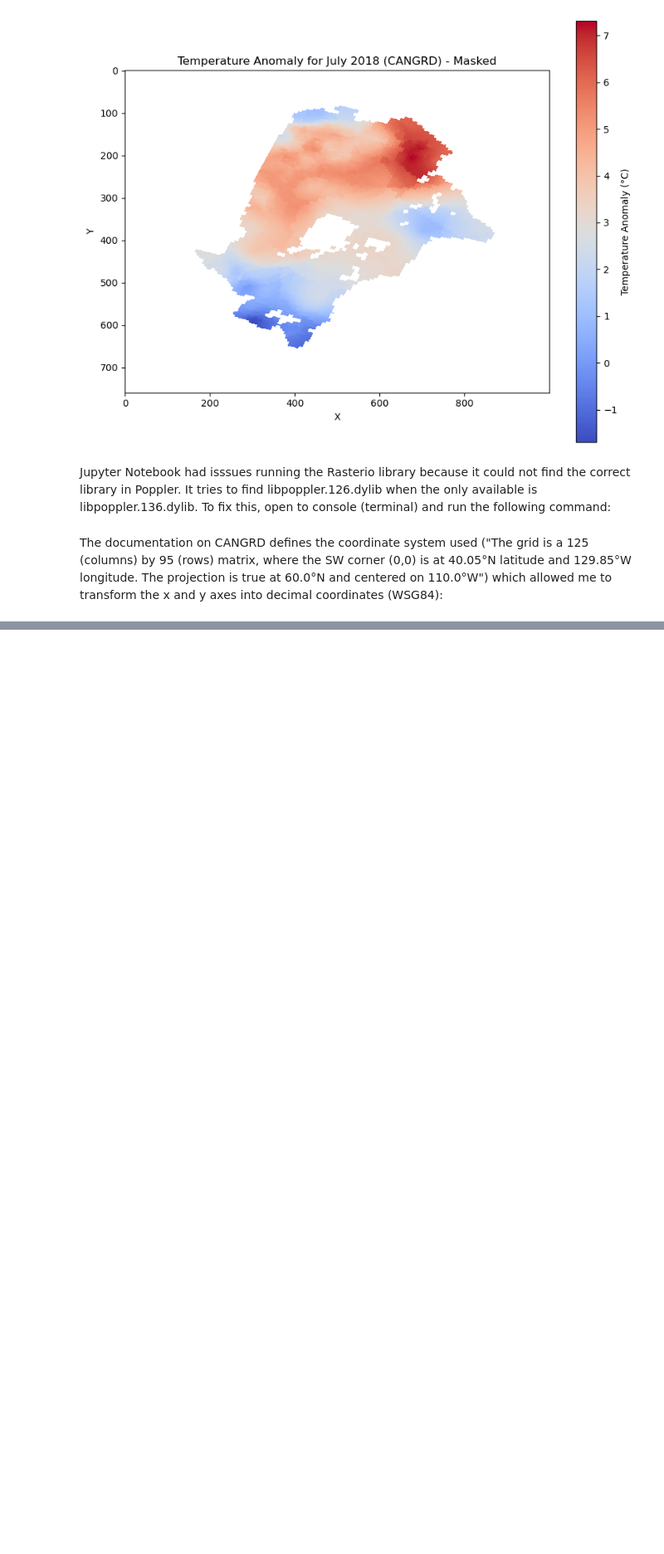
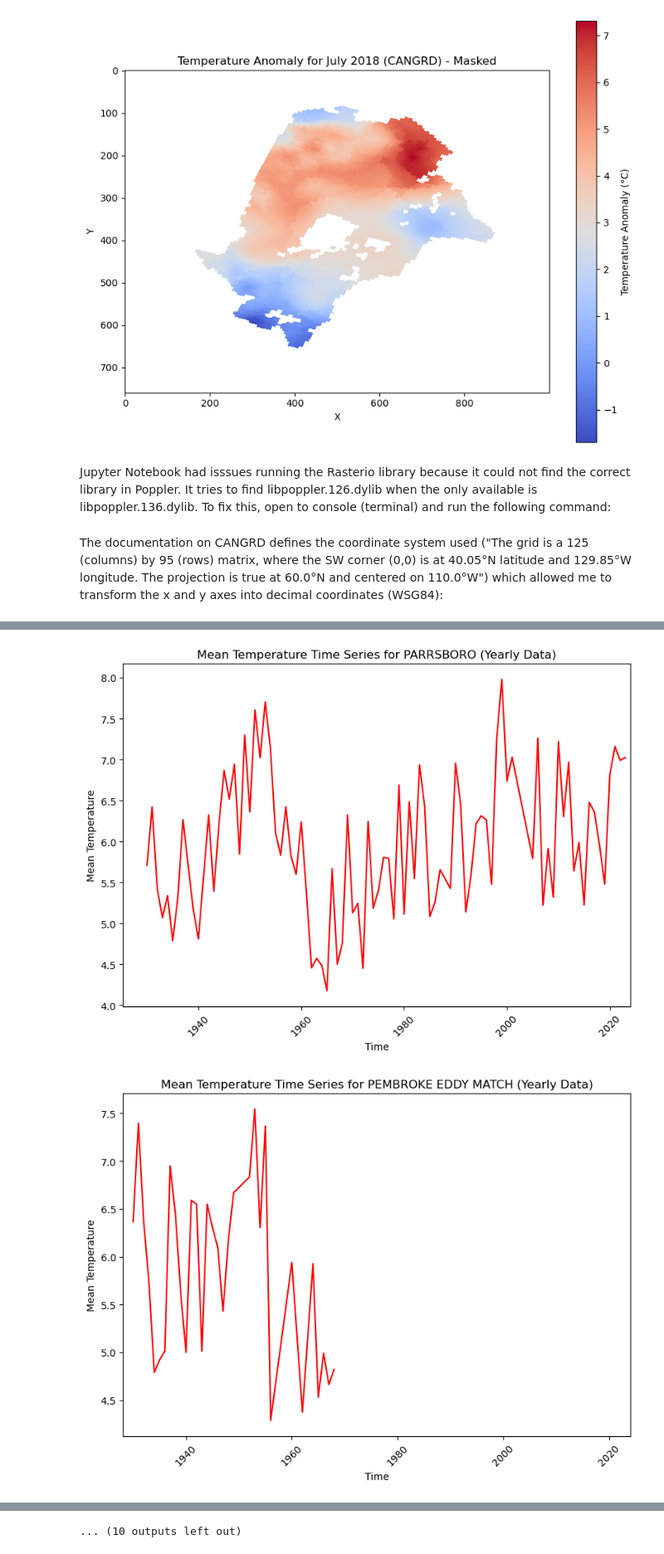
Before and after one commit to mazx7/MSc, a Jupyter notebook: Visualising CANGRD Data for Canadian Climate Variables.ipynb, the cells around one changed output, grey strips where cells are left out. Shown at 83% size. Cells and saved outputs as stored; diff of their text form; code cells hidden in the pictures; blank space fills up the shorter version.

```diff
--- a/Visualising CANGRD Data for Canadian Climate Variables.ipynb
+++ b/Visualising CANGRD Data for Canadian Climate Variables.ipynb
@@ -156,0 +513,12 @@ Name: station's name, dtype: object
+# %%
+import pandas as pd
+
+data = pd.read_csv('CanadianStationAverages.csv')#loading combined averages
+
+for year in data['year'].unique():#iterating through each year in the data
+    yearly_data = data[data['year'] == year]#filer data for each year
+
+    filename = f'CANADA_AVERAGES_{year}.csv'#save to single csv file for individual year
+    yearly_data.to_csv(filename, index=False)
+
+    print(f"File saved: {filename}")
@@ -156,0 +543,60 @@ Name: station's name, dtype: object
+# %%
+import pandas as pd
+import matplotlib.pyplot as plt
+
+def plot_station_time_series(station_name, variable, data_type='yearly'):
+    data = pd.read_csv('CanadianStationAverages_Cleaned.csv')
+
+    data = data[(data['STATION_NAME'] == station_name) & (data['average_type'] == data_type)]#filter data for sation name and the value
+
+    if variable not in data.columns:#check if variable is in dataset
+        print(f"Error: '{variable}' is not a column in the dataset.")
+        return
+
+    if data_type == 'yearly':#setting time axis based on data type
+        data = data.sort_values(by='year')
+        time_axis = data['year']
+    elif data_type == 'monthly':
+        data = data.sort_values(by=['year', 'month'])
+        time_axis = pd.to_datetime(data[['year', 'month']].assign(day=1))
+    else:
+        print("Error: data_type must be either 'yearly' or 'monthly'")
+        return
+
+    plt.figure(figsize=(8, 6))#plotting
+    plt.plot(time_axis, data[variable], linestyle='-', color='red')
+    plt.xlabel('Time')
+    plt.ylabel(variable.replace('_', ' ').title())
+    plt.title(f"{variable.replace('_', ' ').title()} Time Series for {station_name} ({data_type.capitalize()} Data)")
+    plt.grid(False)
+    plt.xticks(rotation=45)
+    plt.xlim(None, 2024)
+    plt.tight_layout()
+    plt.show()
+
+
+plot_station_time_series("PARRSBORO", "MEAN_TEMPERATURE", data_type='yearly')
+plot_station_time_series("PEMBROKE EDDY MATCH", "MEAN_TEMPERATURE", data_type='yearly')
+plot_station_time_series("BARRAGE ANGLIERS", "MEAN_TEMPERATURE", data_type='yearly')
+plot_station_time_series("DIGBY", "MEAN_TEMPERATURE", data_type='yearly')
+plot_station_time_series("BRAMPTON", "MEAN_TEMPERATURE", data_type='yearly')
+plot_station_time_series("BEAVERBANK", "MEAN_TEMPERATURE", data_type='yearly')
+plot_station_time_series("OTTAWA CDA", "MEAN_TEMPERATURE", data_type='yearly')
+plot_station_time_series("ANNAPOLIS ROYAL", "MEAN_TEMPERATURE", data_type='yearly')
+plot_station_time_series("CAP CHAT", "MEAN_TEMPERATURE", data_type='yearly')
+plot_station_time_series("GRAND MANAN", "MEAN_TEMPERATURE", data_type='yearly')
+plot_station_time_series("LA MALBAIE", "MEAN_TEMPERATURE", data_type='yearly')
+plot_station_time_series("CORNER BROOK", "MEAN_TEMPERATURE", data_type='yearly')
+plot_station_time_series("GASPE", "MEAN_TEMPERATURE", data_type='yearly')
+plot_station_time_series("NAIN A", "MEAN_TEMPERATURE", data_type='yearly')
+plot_station_time_series("KUUJJUARAPIK A", "MEAN_TEMPERATURE", data_type='yearly')
+plot_station_time_series("MONCTON", "MEAN_TEMPERATURE", data_type='yearly')
+plot_station_time_series("AMOS", "MEAN_TEMPERATURE", data_type='yearly')
+plot_station_time_series("QUEBEC", "MEAN_TEMPERATURE", data_type='yearly')
+plot_station_time_series("MADAWASKA", "MEAN_TEMPERATURE", data_type='yearly')
+plot_station_time_series("DISRAELI", "MEAN_TEMPERATURE", data_type='yearly')
+plot_station_time_series("GOOSE BAY A", "MEAN_TEMPERATURE", data_type='yearly')
+plot_station_time_series("ANTICOSTI SW POINT", "MEAN_TEMPERATURE", data_type='yearly')
+# %% [output]
+[figure, added]
+[figure, added]
@@ -156,0 +613 @@ Name: station's name, dtype: object
+... (10 outputs left out)
```
Also changed, not shown: parts of 10 cells of this notebook.
